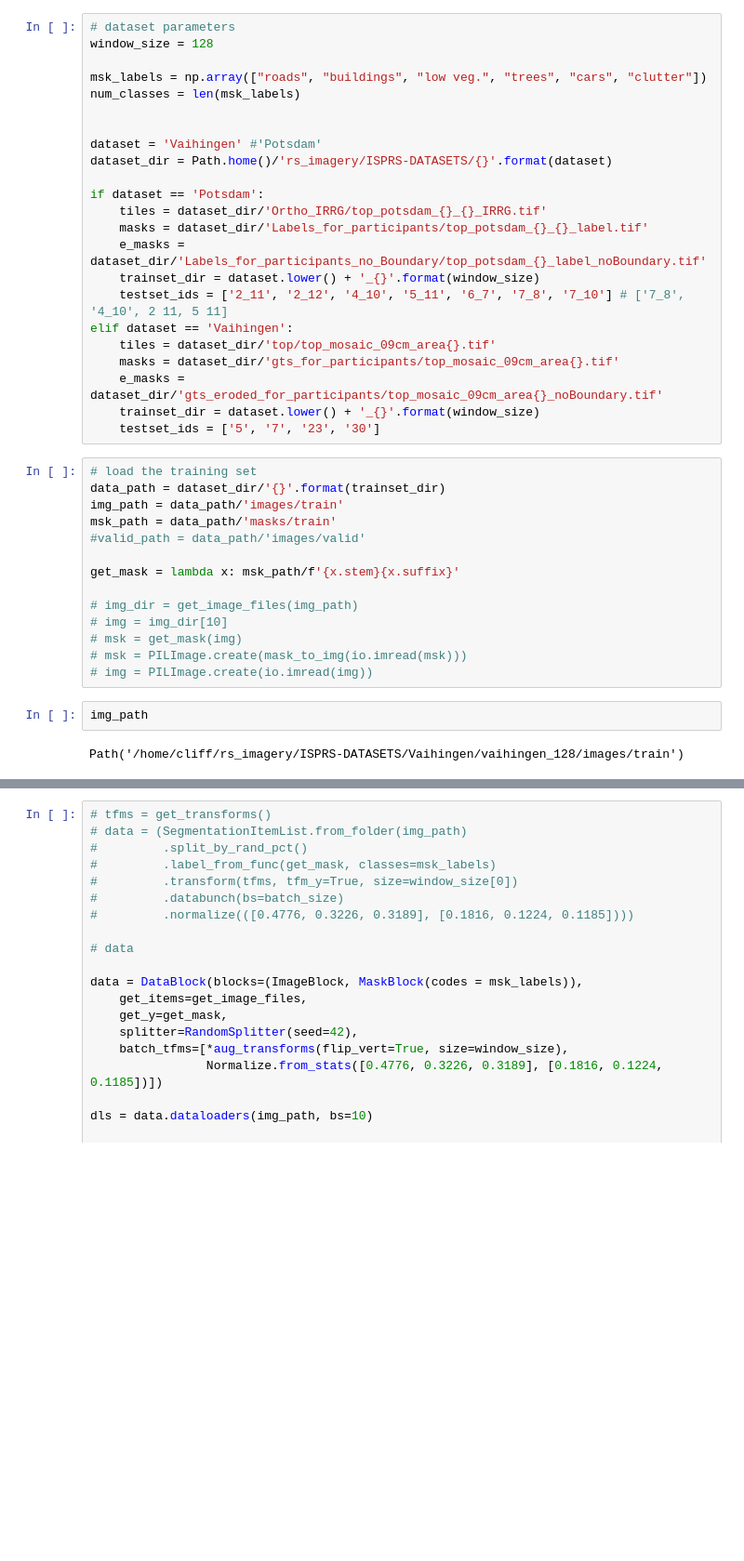
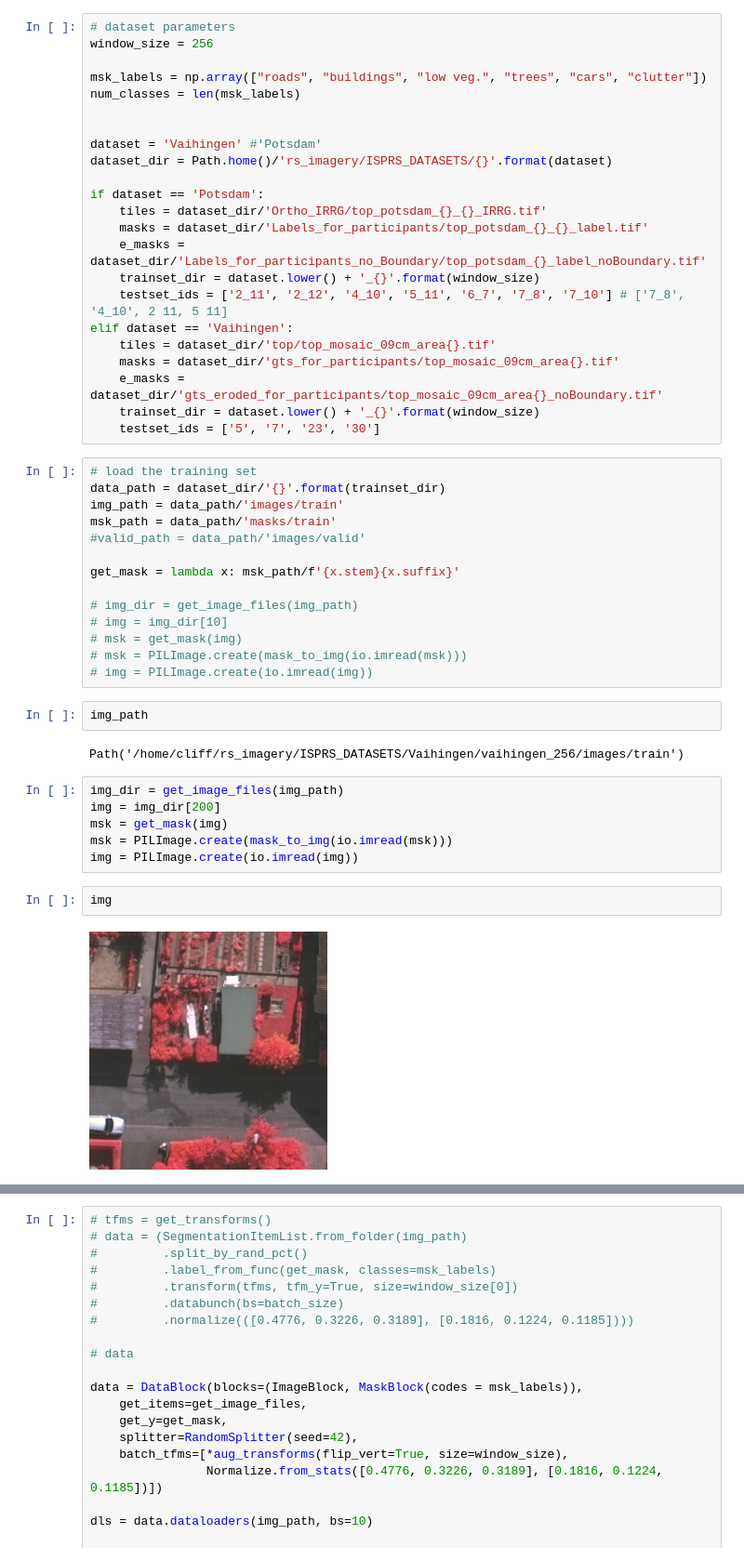
Before and after one commit to cliffbb/geppy_nn, a Jupyter notebook: nas_seg_v1.ipynb, the cells around one changed output, grey strips where cells are left out. Shown at 93% size. Drawn from its saved outputs; the diff is of its cells as text; blank space fills up the shorter version.

```diff
--- a/nas_seg_v1.ipynb
+++ b/nas_seg_v1.ipynb
@@ -31,14 +29,14 @@ Great! Good to go!
 torch.backends.cudnn.benchmark = True
 # %%
 # dataset parameters
-window_size = 128
+window_size = 256
 
 msk_labels = np.array(["roads", "buildings", "low veg.", "trees", "cars", "clutter"])
 num_classes = len(msk_labels)
 
 
 dataset = 'Vaihingen' #'Potsdam'
-dataset_dir = Path.home()/'rs_imagery/ISPRS-DATASETS/{}'.format(dataset)
+dataset_dir = Path.home()/'rs_imagery/ISPRS_DATASETS/{}'.format(dataset)
 
 if dataset == 'Potsdam':
     tiles = dataset_dir/'Ortho_IRRG/top_potsdam_{}_{}_IRRG.tif'
@@ -69,4 +67,14 @@ get_mask = lambda x: msk_path/f'{x.stem}{x.suffix}'
 # %%
 img_path
 # %% [output]
-Path('/home/cliff/rs_imagery/ISPRS-DATASETS/Vaihingen/vaihingen_128/images/train')
+Path('/home/cliff/rs_imagery/ISPRS_DATASETS/Vaihingen/vaihingen_256/images/train')
+# %%
+img_dir = get_image_files(img_path)
+img = img_dir[200]
+msk = get_mask(img)
+msk = PILImage.create(mask_to_img(io.imread(msk)))
+img = PILImage.create(io.imread(img))
+# %%
+img
+# %% [output]
+[figure, added]
```
Also changed, not shown: parts of 6 cells of this notebook, 4 other files.
